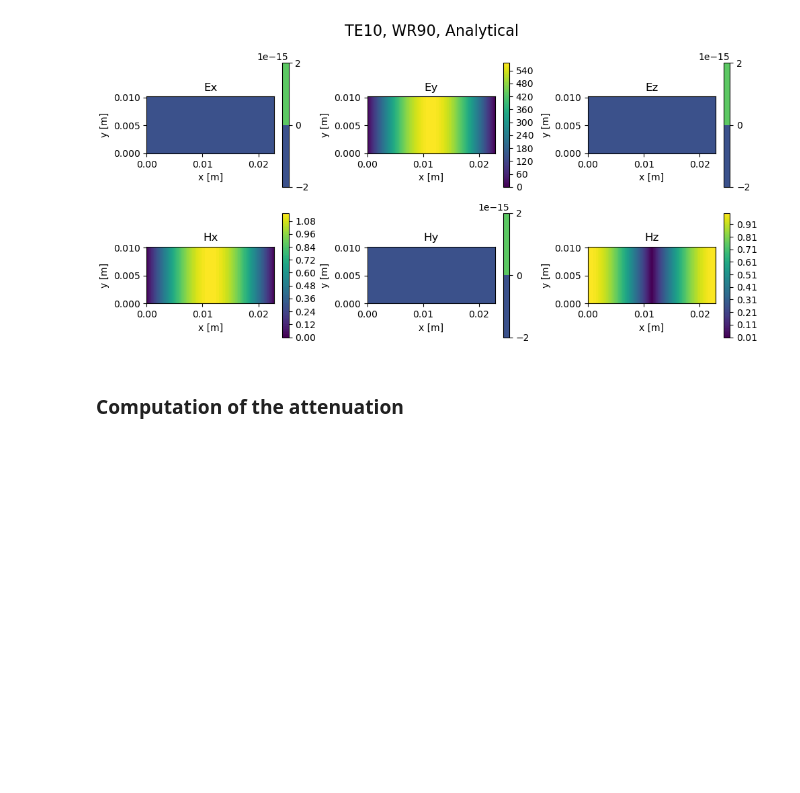
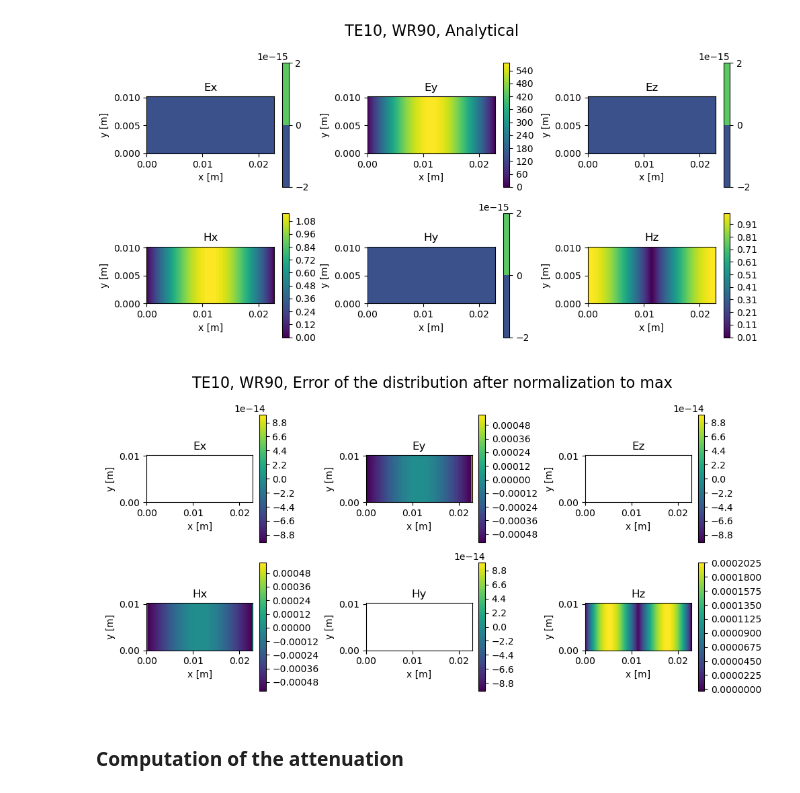
Before and after one commit to lsito/Anisotropic_Walls_Waveguides, a Jupyter notebook: DispersionCurves_Verification.ipynb, the cells around one changed output. Drawn from its saved outputs; the diff is of its cells as text; code cells hidden in the pictures; blank space fills up the shorter version.

```diff
--- a/DispersionCurves_Verification.ipynb
+++ b/DispersionCurves_Verification.ipynb
@@ -524,13 +516,13 @@ f = 10e9
 k0 = 2*np.pi*f*np.sqrt(sc.epsilon_0*sc.mu_0)
 kc = np.sqrt(kx**2 + ky**2)
 
-gamma_ = np.sqrt(kc**2 - k0**2, dtype=complex)
+gamma_ = np.sqrt(k0**2 - kc**2, dtype=complex)
 
 labels = ["Ex", "Ey", "Ez", "Hx", "Hy", "Hz"]
 
 def compute_fields(x,y):
     Ex = 0*x*y
-    Hx = 1j*gamma/kc*np.sin(kx*x)
+    Hx = 1j*gamma_/kc*np.sin(kx*x)
     Ey = -1j*k0/kc*Z0*np.sin(kx*x)
     Hy = 0*x*y
     Ez = 0*x*y
@@ -547,7 +539,7 @@ y_values = np.linspace(0, b, 100)  # 100 points between 0 and b
 x_mesh, y_mesh = np.meshgrid(x_values, y_values)
 
 # Evaluate the function for each combination of x and y
-z_values = np.abs(compute_fields(x_mesh, y_mesh))
+z_values_2 = np.abs(compute_fields(x_mesh, y_mesh))
 
 # Create a subplot with contourf
 fig, ax = plt.subplots(2,3, figsize=(10, 5))
@@ -558,7 +550,7 @@ for idx, el in enumerate(labels):
     row = idx // 3  # Determine the row (0 or 1)
     col = idx % 3   # Determine the column (0, 1, or 2)
 
-    contour = ax[row, col].contourf(x_mesh, y_mesh, z_values[idx], cmap='viridis', levels=100)
+    contour = ax[row, col].contourf(x_mesh, y_mesh, z_values_2[idx], cmap='viridis', levels=100)
     fig.colorbar(contour, ax=ax[row, col])
 
     # Add labels and title
@@ -576,5 +568,34 @@ plt.tight_layout()
 plt.show()
 # %% [output]
 [figure]
+# %%
+# Comparison of the two
+# Create a subplot with contourf
+fig, ax = plt.subplots(2,3, figsize=(10, 5))
+
+labels = ["Ex", "Ey", "Ez", "Hx", "Hy", "Hz"]
+
+for idx, el in enumerate(labels):
+    row = idx // 3  # Determine the row (0 or 1)
+    col = idx % 3   # Determine the column (0, 1, or 2)
+
+    contour = ax[row, col].contourf(x_mesh, y_mesh, z_values_1[idx]/np.amax(z_values_1[idx])-z_values_2[idx]/np.amax(z_values_2[idx]), cmap='viridis', levels=100)
+    fig.colorbar(contour, ax=ax[row, col])
+
+    # Add labels and title
+    ax[row, col].set_xlabel('x [m]')
+    ax[row, col].set_ylabel('y [m]')
+    ax[row, col].set_title(el)
+
+    ax[row, col].set_aspect('equal')
+
+# Set a title for the whole figure
+fig.suptitle('TE10, WR90, Error of the distribution after normalization to max', fontsize=16)
+
+# Show the plot
+plt.tight_layout()
+plt.show()
+# %% [output]
+[figure, added]
 # %% [markdown]
 ### Computation of the attenuation
```
Also changed, not shown: parts of 4 cells of this notebook.
